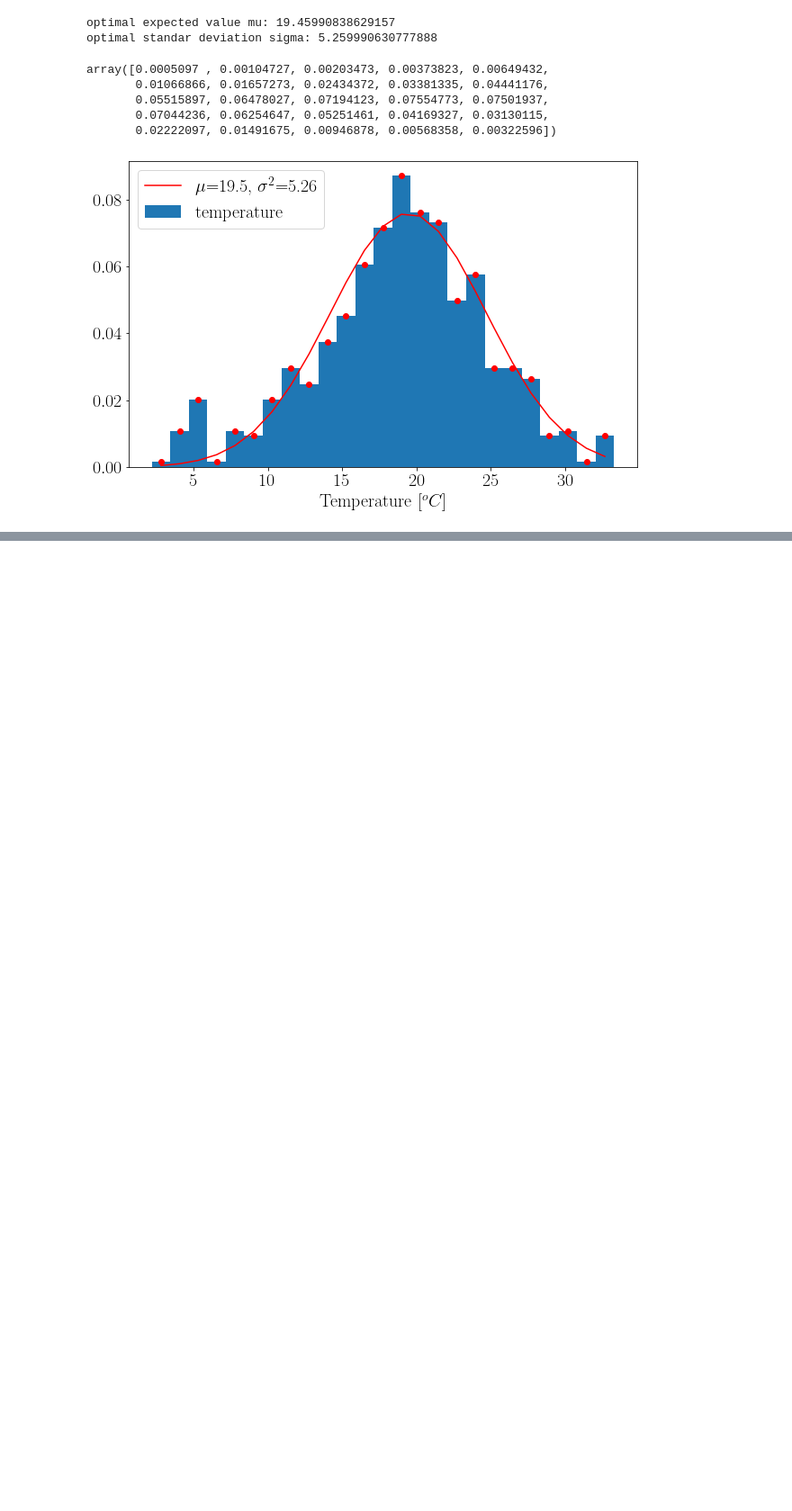
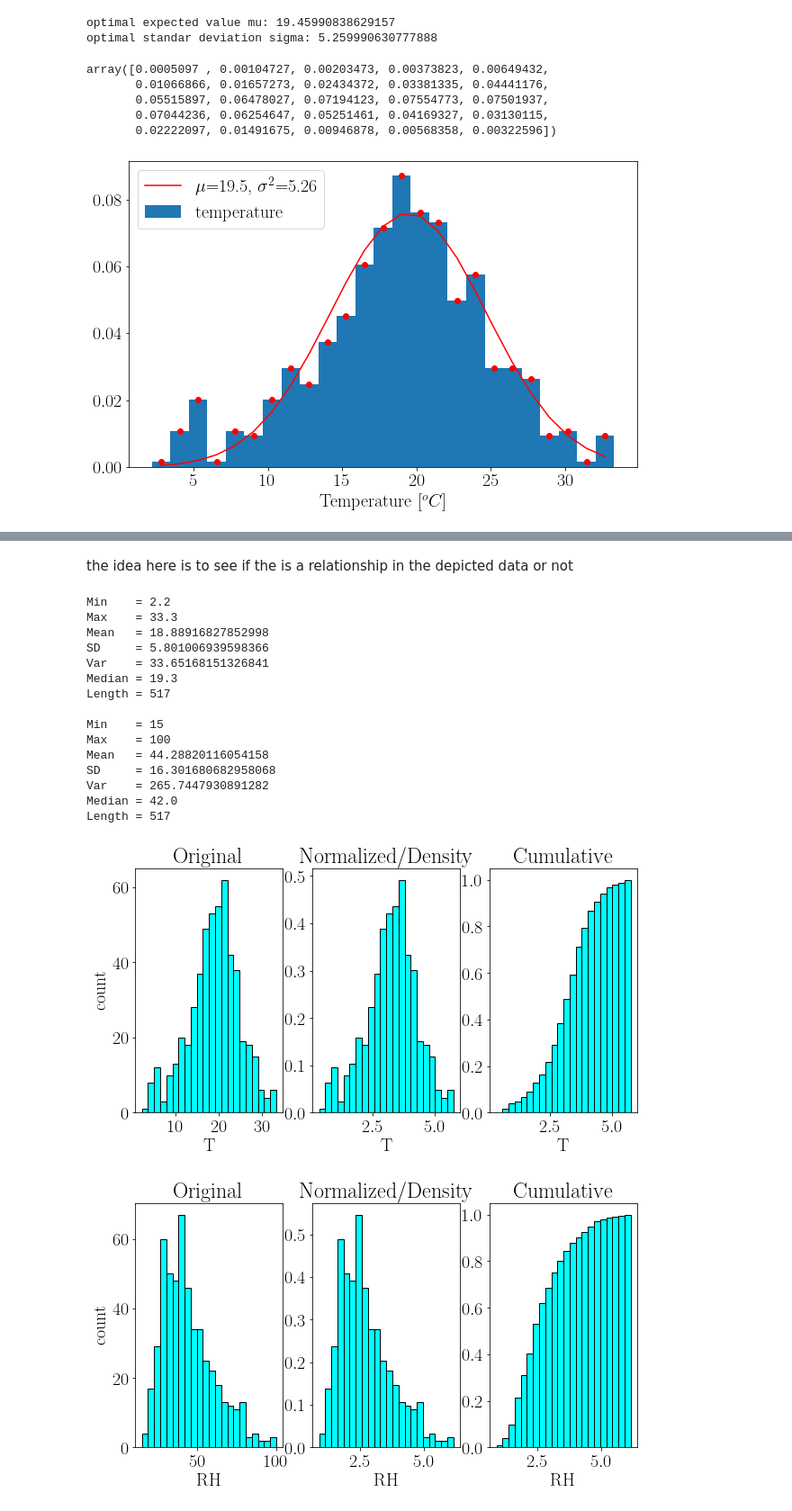
Before and after one commit to fcosi/python-data-plotting, a Jupyter notebook: Fits and Data Analysis.ipynb, the cells around one changed output, grey strips where cells are left out. Shown: that part at 90% size. Cells and saved outputs as stored; diff of their text form; code cells hidden in the pictures; blank space fills up the shorter version.

```diff
--- a/Fits and Data Analysis.ipynb
+++ b/Fits and Data Analysis.ipynb
@@ -255,0 +310,23 @@ plt.hist(data.temp, bins=25)
+# %% [markdown]
+the idea here is to see if the is a relationship in the depicted data or not
+# %%
+scanVariable(temps, varname="T")
+scanVariable(RH, varname="RH")
+# %% [output]
+Min    = 2.2
+Max    = 33.3
+Mean   = 18.88916827852998
+SD     = 5.801006939598366
+Var    = 33.65168151326841
+Median = 19.3
+Length = 517
+
+Min    = 15
+Max    = 100
+Mean   = 44.28820116054158
+SD     = 16.301680682958068
+Var    = 265.7447930891282
+Median = 42.0
+Length = 517
+[figure, added]
+[figure, added]
```
Also changed, not shown: parts of 24 cells of this notebook.
